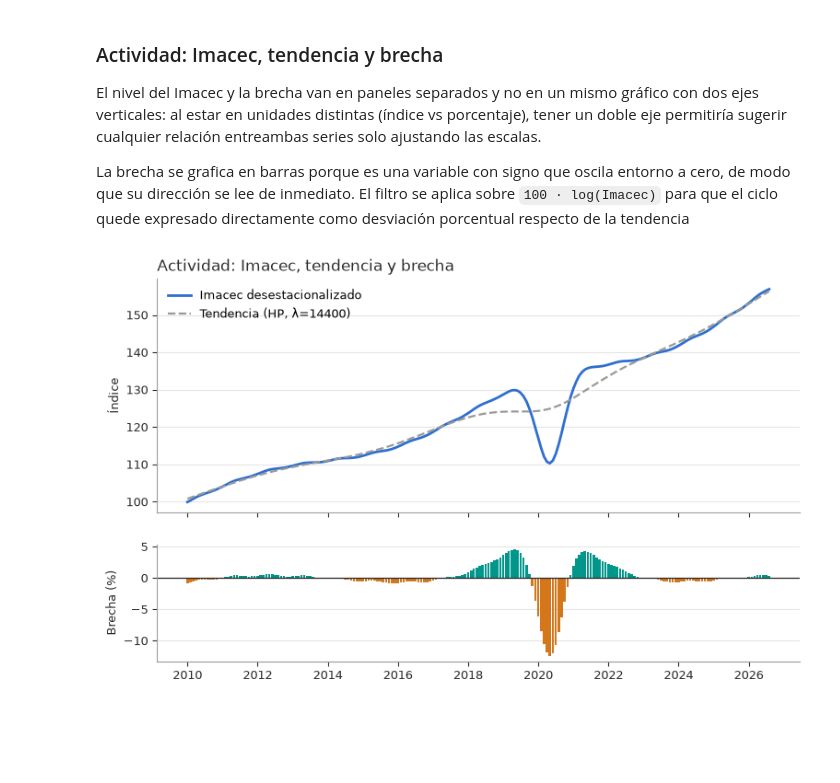
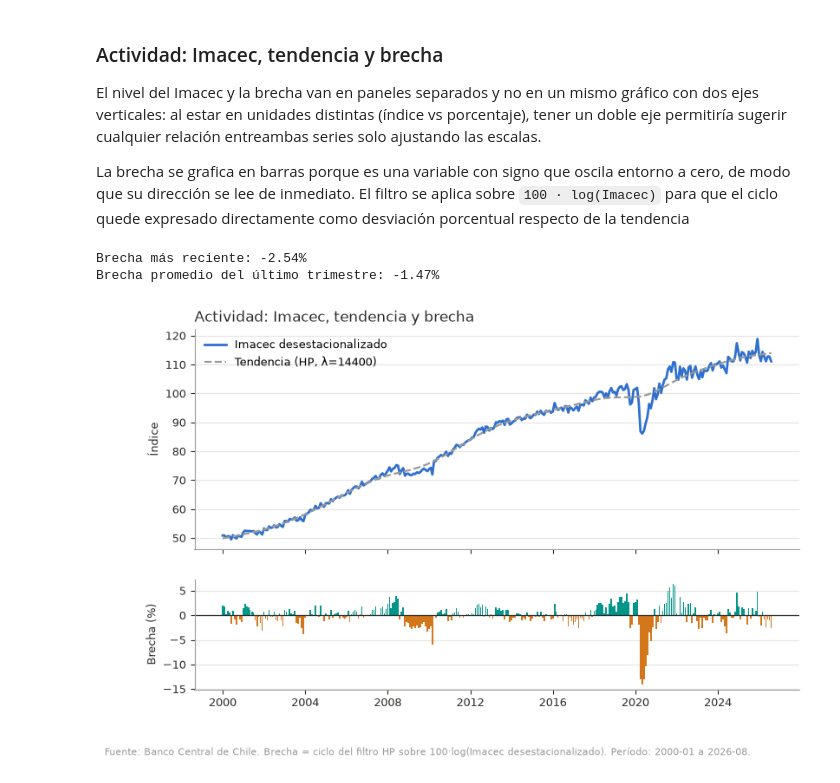
Before and after one commit to danielcornejo2/Proyecto_Economia, a Jupyter notebook: notebooks/02_analisis_coyuntura.ipynb, the cells around one changed output. Cells and saved outputs as stored; diff of their text form; code cells hidden in the pictures; blank space fills up the shorter version.

Commit message:
Agregué consultas sql y conecté el notebook de coyuntura a la base con graficos reales

```diff
--- a/notebooks/02_analisis_coyuntura.ipynb
+++ b/notebooks/02_analisis_coyuntura.ipynb
@@ -48,16 +124,3 @@ def filtro_hp(serie, lamb=14400):
     ciclo = y - tendencia
 
     return ciclo, tendencia
-# %%
-# CELDA TEMPORAL, hay q borrarla cuando haya una base de datos rial
-fechas = pd.date_range("2010-01-01", "2026-08-01", freq="MS")
-t = np.arange(len(fechas))
-serie_falsa = 100 * np.exp(0.002 * t) + 3 * np.sin(2 * np.pi * t / 12)
-
-ciclo, tendencia = filtro_hp(serie_falsa, lamb=14400)
-
-fig, ax = plt.subplots(figsize=(9, 3))
-ax.plot(fechas, serie_falsa, label="serie inventada")
-ax.plot(fechas, tendencia, label="tendencia HP")
-ax.legend()
-plt.show()
@@ -151,38 +228,45 @@ El nivel del Imacec y la brecha van en paneles separados y no en un mismo gráfi
 
 La brecha se grafica en barras porque es una variable con signo que oscila entorno a cero, de modo que su dirección se lee de inmediato. El filtro se aplica sobre `100 · log(Imacec)` para que el ciclo quede expresado directamente como desviación porcentual respecto de la tendencia
 # %%
-# CELDA TEMPORAL datos inventados mientras no exista la base
-ciclo_falso = -0.18 * np.exp(-((t - 124) ** 2) / 40) + 0.02 * np.sin(t / 15)
-imacec_falso = 100 * np.exp(0.0022 * t) * (1 + ciclo_falso) * (1 + 0.03 * np.sin(2 * np.pi * t / 12))
-imacec_falso = pd.Series(imacec_falso, index=fechas)
+imacec = datos["imacec"].dropna()
 
 # 1. Se quita la estacionalidad
-imacec_sa = desestacionalizar(imacec_falso)
+imacec_sa = desestacionalizar(imacec).dropna()
 
-# 2. Se aplica el filtro HP sobre 100*log, para que la brecha quede en %
-log_imacec = 100 * np.log(imacec_sa.dropna())
+# 2. Filtro HP sobre 100*log, para que la brecha quede en %
+log_imacec = 100 * np.log(imacec_sa)
 ciclo, tendencia = filtro_hp(log_imacec, lamb=14400)
 
 brecha = pd.Series(ciclo, index=log_imacec.index)
 tendencia_nivel = pd.Series(np.exp(tendencia / 100), index=log_imacec.index)
 
 # 3. Dos paneles: arriba el nivel, abajo la brecha
 fig, (a1, a2) = plt.subplots(2, 1, figsize=(9, 5.4), sharex=True,
                              gridspec_kw={"height_ratios": [2, 1], "hspace": .18})
 
 a1.plot(imacec_sa.index, imacec_sa, color=AZUL, lw=2, label="Imacec desestacionalizado")
 a1.plot(tendencia_nivel.index, tendencia_nivel, color=GRIS, lw=1.6, ls="--",
         label="Tendencia (HP, λ=14400)")
 a1.set_title("Actividad: Imacec, tendencia y brecha", fontsize=12, color=TINTA, loc="left")
 a1.set_ylabel("Índice", fontsize=9, color=TINTA)
 estilo(a1)
 a1.legend(frameon=False, fontsize=9, loc="upper left")
 
 a2.bar(brecha.index, brecha, width=25, color=np.where(brecha >= 0, VERDE, AMBAR))
 a2.axhline(0, color=TINTA, lw=.9)
 a2.set_ylabel("Brecha (%)", fontsize=9, color=TINTA)
 estilo(a2)
 
+fig.text(.01, -.03,
+         "Fuente: Banco Central de Chile. Brecha = ciclo del filtro HP sobre "
+         "100·log(Imacec desestacionalizado). "
+         f"Período: {imacec_sa.index.min():%Y-%m} a {imacec_sa.index.max():%Y-%m}.",
+         fontsize=8, color=GRIS)
+
+print(f"Brecha más reciente: {brecha.iloc[-1]:+.2f}%")
+print(f"Brecha promedio del último trimestre: {brecha.tail(3).mean():+.2f}%")
 plt.show()
 # %% [output]
+Brecha más reciente: -2.54%
+Brecha promedio del último trimestre: -1.47%
-[figure, old version]
+[figure, new version]
```
Also changed, not shown: parts of 16 cells of this notebook, 1 other file.
